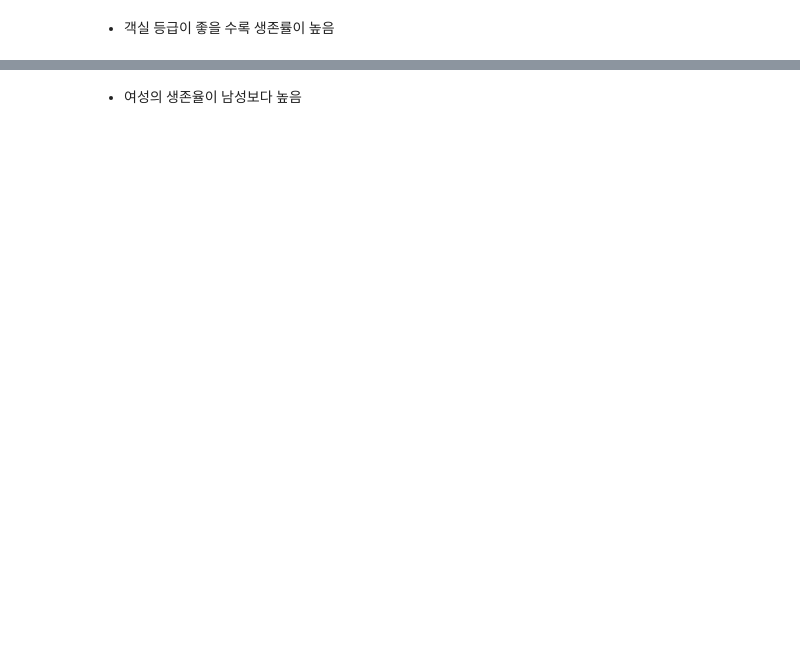
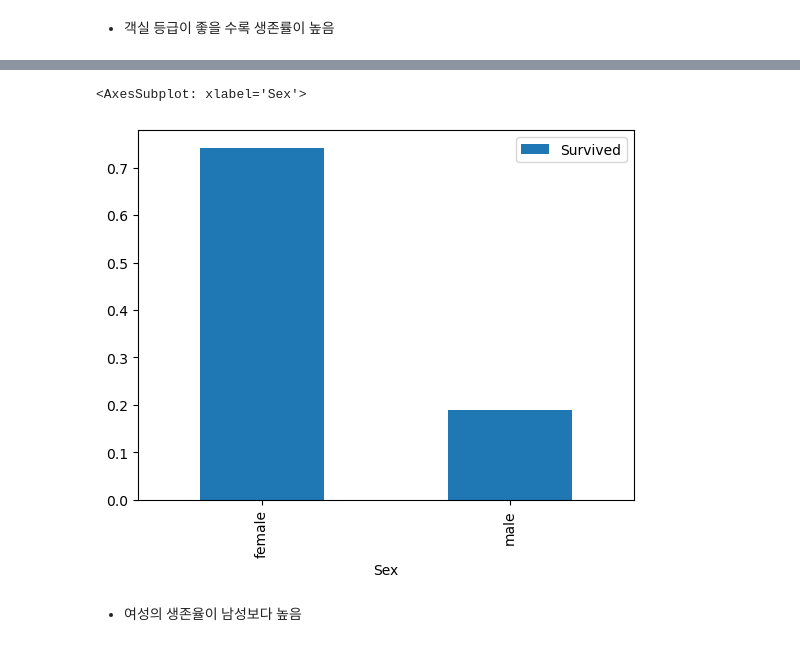
Before and after one commit to 4ix/ai_project_ml, a Jupyter notebook: titanic.ipynb, the cells around one changed output, grey strips where cells are left out. Saved outputs shown, nothing was run; the diff lists cells and outputs as text; code cells hidden in the pictures; blank space fills up the shorter version.

```diff
--- a/titanic.ipynb
+++ b/titanic.ipynb
@@ -151,2 +365,8 @@ train_df[['Sex','Survived']].groupby(['Sex']).mean().sort_values(by='Survived',
+# %%
+a = train_df[['Sex','Survived']].groupby(['Sex'], as_index=False).mean()
+a.plot('Sex', kind='bar')
+# %% [output]
+<AxesSubplot: xlabel='Sex'>
+[figure, added]
 # %% [markdown]
 - 여성의 생존율이 남성보다 높음
```
Also changed, not shown: parts of 71 cells of this notebook, 5 other files.
